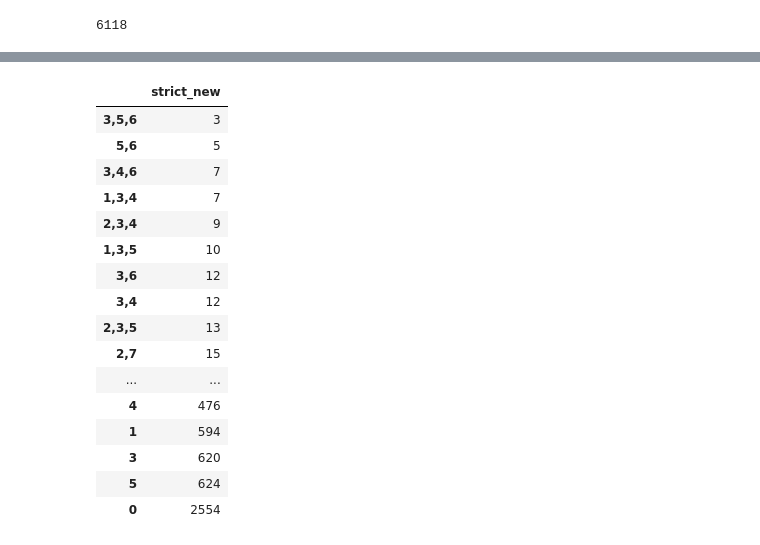
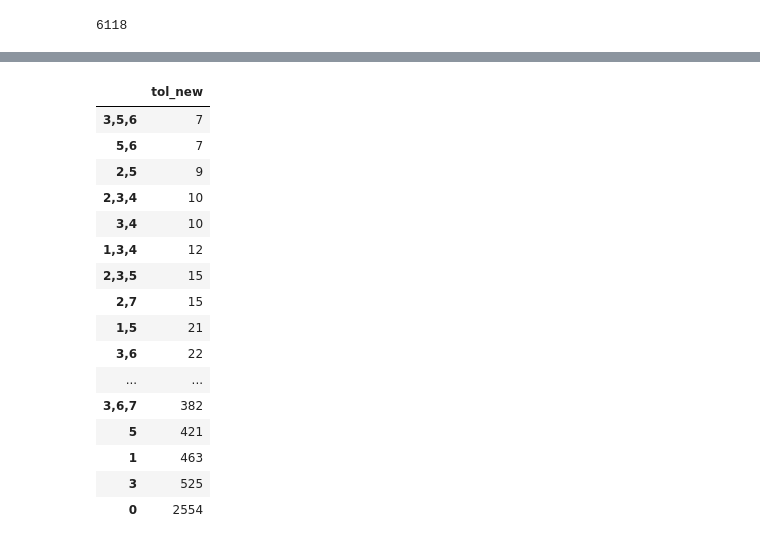
Before and after one commit to elizabeth-c-chen/data1030-ML-theorem-proving, a Jupyter notebook: src/Part_4-Create_New_Target_with_ToleranceEquality.ipynb, the cells around one changed output, grey strips where cells are left out. Cells and saved outputs as stored; diff of their text form; code cells hidden in the pictures.

Commit message:
Update with new labeled data and ML algo testing

```diff
--- a/src/Part_4-Merge_Target_Classes.ipynb
+++ b/src/Part_4-Create_New_Target_with_ToleranceEquality.ipynb
@@ -169,4 +159,4 @@ def modify_target_labels(target, powerset):
 # %%
-target_newlabels = modify_target_labels(np.array(y_strict), unique_strict)
+target_labels_new = modify_target_labels(np.array(y_tol), unique_tol)
 # %% [output]
 6118
@@ -186,0 +173,3 @@ array([[1, 0, 0, ..., 0, 0, 0],
+# %%
+col_labels = ['Class ' + str(i) for i in range(8)]
+col_labels
@@ -187,5 +185,5 @@ array([[1, 0, 0, ..., 0, 0, 0],
 # %%
-target_new = pd.DataFrame(target_newlabels)
+target_new = pd.DataFrame(target_labels_new, columns=col_labels )
 # %%
 target_new
 # %% [output]
@@ -208,7 +206,7 @@ def get_unique_combos(X, y):
     lp.fit(X, y)
     return lp.unique_combinations_
 # %%
-unique_new = get_unique_combos(X_strict, target_new)
+unique_new = get_unique_combos(X_tol, target_new)
 # %%
 print_mapping(unique_new)
 # %% [output]
@@ -244,24 +242,24 @@ def get_powerset_counts_new(target, powerset):
 # %%
 counts_new = get_powerset_counts_new(np.array(target_new), unique_new)
 sorted_counts_new = OrderedDict(sorted(counts_new.items(), key= lambda k: k[1]))
 
-counts_new_df = pd.DataFrame(sorted_counts_new.values(),index=sorted_counts_new.keys(), columns=['strict_new'])
+counts_new_df = pd.DataFrame(sorted_counts_new.values(),index=sorted_counts_new.keys(), columns=['tol_new'])
 counts_new_df
 # %% [output]
-|  | strict_new |
-| 3,5,6 | 3 |
-| 5,6 | 5 |
-| 3,4,6 | 7 |
-| 1,3,4 | 7 |
-| 2,3,4 | 9 |
-| 1,3,5 | 10 |
-| 3,6 | 12 |
-| 3,4 | 12 |
-| 2,3,5 | 13 |
+|  | tol_new |
+| 3,5,6 | 7 |
+| 5,6 | 7 |
+| 2,5 | 9 |
+| 2,3,4 | 10 |
+| 3,4 | 10 |
+| 1,3,4 | 12 |
+| 2,3,5 | 15 |
 | 2,7 | 15 |
+| 1,5 | 21 |
+| 3,6 | 22 |
 | ... | ... |
-| 4 | 476 |
-| 1 | 594 |
-| 3 | 620 |
-| 5 | 624 |
+| 3,6,7 | 382 |
+| 5 | 421 |
+| 1 | 463 |
+| 3 | 525 |
 | 0 | 2554 |
```
Also changed, not shown: parts of 30 cells of this notebook, 17 other files.
